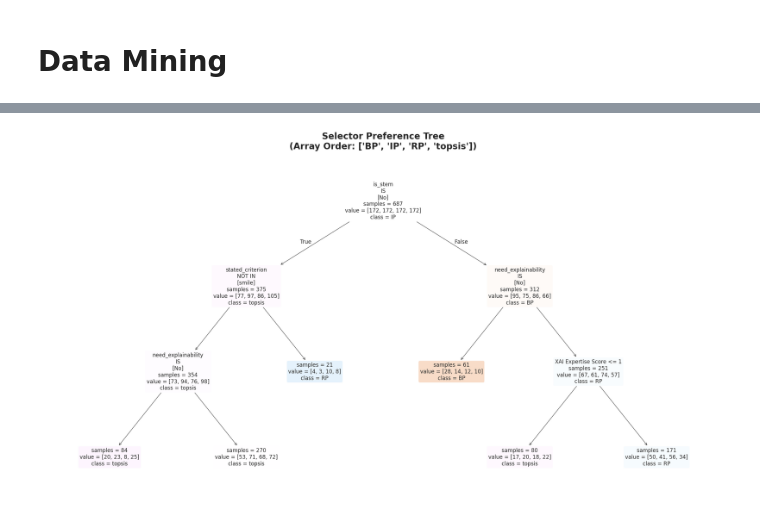
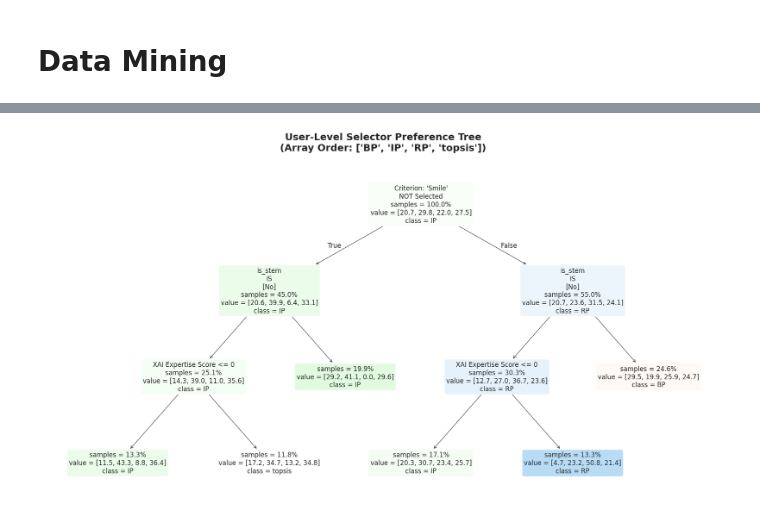
Before and after one commit to MBernart/counterfactuals, a Jupyter notebook: experiments/Human_Evaluation_of_CF/analysis.ipynb, the cells around one changed output, grey strips where cells are left out. Cells and saved outputs as stored; diff of their text form; code cells hidden in the pictures.

```diff
--- a/experiments/Human_Evaluation_of_CF/analysis.ipynb
+++ b/experiments/Human_Evaluation_of_CF/analysis.ipynb
@@ -34,7 +34,7 @@ if topsis_col in df.columns and ip_col in df.columns:
 
     plt.figure(figsize=(8, 5))
     ax = sns.countplot(x='q1_dupe_dist', data=df, color='skyblue', edgecolor='black')
-    plt.title('Absolute Rank Distance between Identical CFEs (TOPSIS vs IP)\nInstance 1 (q1)', fontweight='bold')
+    plt.title('Absolute Rank Distance between Identical CFEs', fontweight='bold')
     plt.xlabel('Absolute Rank Difference (0 = tied, 1 = adjacent)')
     plt.ylabel('Number of Participants')
 
@@ -44,6 +44,7 @@ if topsis_col in df.columns and ip_col in df.columns:
                     ha='center', va='bottom', fontsize=12)
 
     plt.tight_layout()
+    plt.savefig("dist_absolute_rank_dist.png")
     plt.show()
 else:
     print("Ranking columns for q1 TOPSIS and IP were not found in the DataFrame.")
@@ -956,14 +908,0 @@ Passing `palette` without assigning `hue` is deprecated and will be removed in v
-# %%
-rf = RandomForestClassifier(n_estimators=500, random_state=42, class_weight='balanced')
-rf.fit(X, y)
-
-importances = pd.Series(rf.feature_importances_, index=demographics).sort_values(ascending=False)
-
-plt.figure(figsize=(10, 6))
-sns.barplot(x=importances.values, y=importances.index, palette='viridis')
-plt.title('Random Forest Feature Importance', fontsize=14, fontweight='bold')
-plt.xlabel('Gini Importance', fontsize=12)
-plt.ylabel('Engineered Feature', fontsize=12)
-plt.tight_layout()
-plt.savefig("feature_importance.png")
-plt.show()
@@ -1008,54 +909,70 @@ Mathematically Optimal ccp_alpha: 0.00000
 # %%
-dt_final = DecisionTreeClassifier(random_state=42, class_weight='balanced', max_depth=3, min_samples_leaf=20)
-dt_final.fit(X, y)
+# --- 5. Interpretable Decision Tree (Strictly Regularized) ---
+dt_final = DecisionTreeClassifier(
+    random_state=42,
+    class_weight='balanced',
+    # max_depth=3,
+    min_samples_leaf=25
+)
+dt_final.fit(X, y, sample_weight=weights)
 
-plt.figure(figsize=(22, 12))
+plt.figure(figsize=(18, 10))
 annotations = plot_tree(
     dt_final,
-    feature_names=demographics,
+    feature_names=modeling_features,
     class_names=dt_final.classes_,
     filled=True,
     rounded=True,
     impurity=False,
-    fontsize=12
+    fontsize=12,
+    proportion=True
 )
 
+# Clean up tree text (Translate Categorical and Boolean Inequalities)
 for text_obj in annotations:
     text = text_obj.get_text()
     lines = text.split('\n')
 
-    # 1. Translate Categorical Inequalities
     if '<=' in lines[0]:
         match = re.match(r"(.+) <= ([\d\.]+)", lines[0])
         if match:
             feature = match.group(1)
             threshold = float(match.group(2))
 
+            # 1. Handle Expertise Score
             if feature == 'xai_expertise':
                 lines[0] = f"XAI Expertise Score <= {int(threshold)}"
+
+            # 2. Handle Multi-Hot Boolean Criteria
+            elif feature.startswith('crit_'):
+                clean_name = feature.replace('crit_', '').title()
+                # If threshold is 0.5 and we go left (True), it means the value was 0 (Not Selected)
+                lines[0] = f"Criterion: '{clean_name}'\nNOT Selected"
+
+            # 3. Handle Label Encoded Categories
             elif feature in mapping_dict:
                 left_classes = [name for i, name in mapping_dict[feature].items() if i <= threshold]
                 if len(left_classes) == 1:
                     lines[0] = f"{feature}\nIS\n[{left_classes[0]}]"
                 elif len(left_classes) > 2:
                     right_classes = [name for i, name in mapping_dict[feature].items() if i > threshold]
                     lines[0] = f"{feature}\nNOT IN\n[{', '.join(right_classes)}]"
                 else:
                     lines[0] = f"{feature}\nIN\n[{', '.join(left_classes)}]"
 
-    # 2. Reformat and Round Value Arrays
+    # Reformat value arrays to clean integers
     for i, line in enumerate(lines):
         if line.startswith('value'):
             match = re.search(r'\[(.*?)\]', line)
             if match:
-                vals = [int(round(float(x.strip()))) for x in match.group(1).split(',')]
+                vals = [round(float(x.strip()) * 100, 2 ) for x in match.group(1).split(',')]
                 lines[i] = f"value = {vals}"
 
     text_obj.set_text('\n'.join(lines))
 
-plt.title(f"Selector Preference Tree\n(Array Order: {list(dt_final.classes_)})", fontsize=20, fontweight='bold', pad=20)
+plt.title(f"User-Level Selector Preference Tree\n(Array Order: {list(dt_final.classes_)})", fontsize=18, fontweight='bold', pad=20)
 plt.tight_layout()
-plt.savefig("preference_tree.png")
+plt.savefig("decision_tree.png")
 plt.show()
 # %% [output]
-[figure, old version]
+[figure, new version]
```
Also changed, not shown: parts of 25 cells of this notebook.
